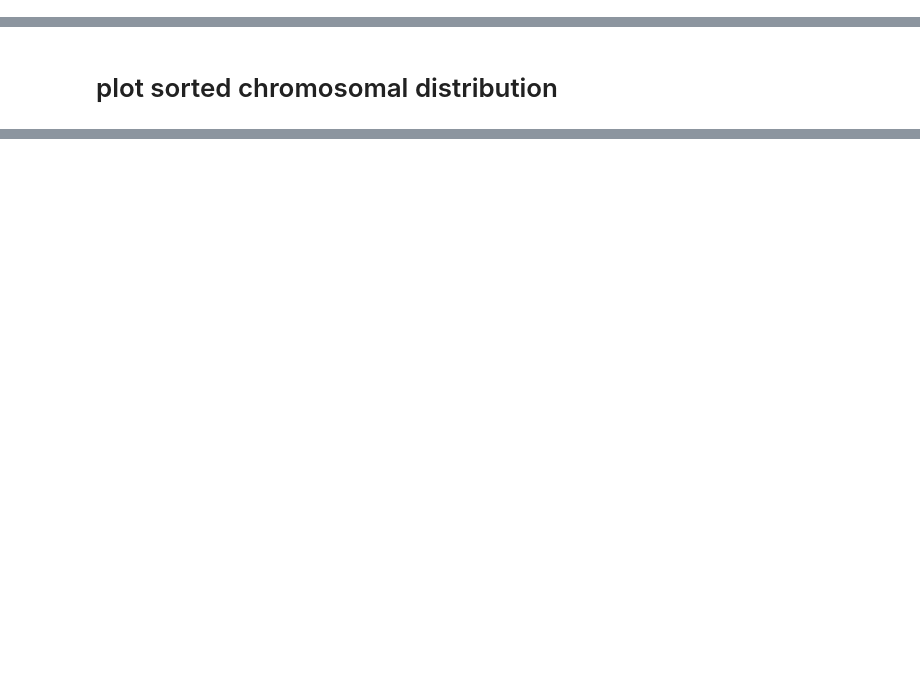
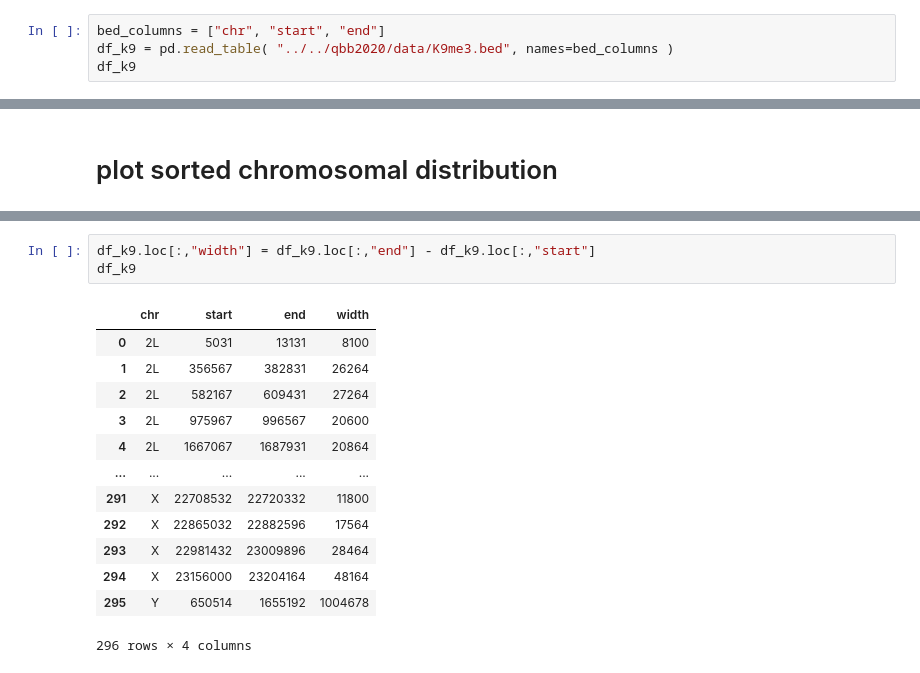
Before and after one commit to rstix287/qbb2020-answers, a Jupyter notebook: day1-lunch/day1-lunch-exercise2.ipynb, the cells around one changed output, grey strips where cells are left out. Drawn from its saved outputs; the diff is of its cells as text; blank space fills up the shorter version.

```diff
--- a/day1-lunch/day1-lunch-exercise2.ipynb
+++ b/day1-lunch/day1-lunch-exercise2.ipynb
@@ -26,3 +26,7 @@ df_k4
 | 3828 | 3L | 711347 | 711871 |
 | 3829 | 2L | 6792695 | 6795077 |
 3830 rows × 3 columns
+# %%
+bed_columns = ["chr", "start", "end"]
+df_k9 = pd.read_table( "../../qbb2020/data/K9me3.bed", names=bed_columns )
+df_k9
@@ -69,0 +163,17 @@ plt.show()
+# %%
+df_k9.loc[:,"width"] = df_k9.loc[:,"end"] - df_k9.loc[:,"start"]
+df_k9
+# %% [output]
+|  | chr | start | end | width |
+| 0 | 2L | 5031 | 13131 | 8100 |
+| 1 | 2L | 356567 | 382831 | 26264 |
+| 2 | 2L | 582167 | 609431 | 27264 |
+| 3 | 2L | 975967 | 996567 | 20600 |
+| 4 | 2L | 1667067 | 1687931 | 20864 |
+| ... | ... | ... | ... | ... |
+| 291 | X | 22708532 | 22720332 | 11800 |
+| 292 | X | 22865032 | 22882596 | 17564 |
+| 293 | X | 22981432 | 23009896 | 28464 |
+| 294 | X | 23156000 | 23204164 | 48164 |
+| 295 | Y | 650514 | 1655192 | 1004678 |
+296 rows × 4 columns
```
Also changed, not shown: parts of 15 cells of this notebook.
